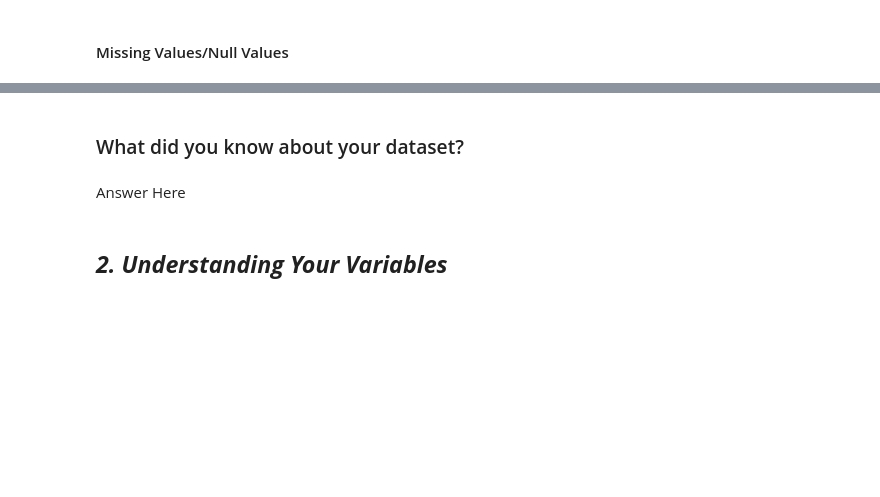
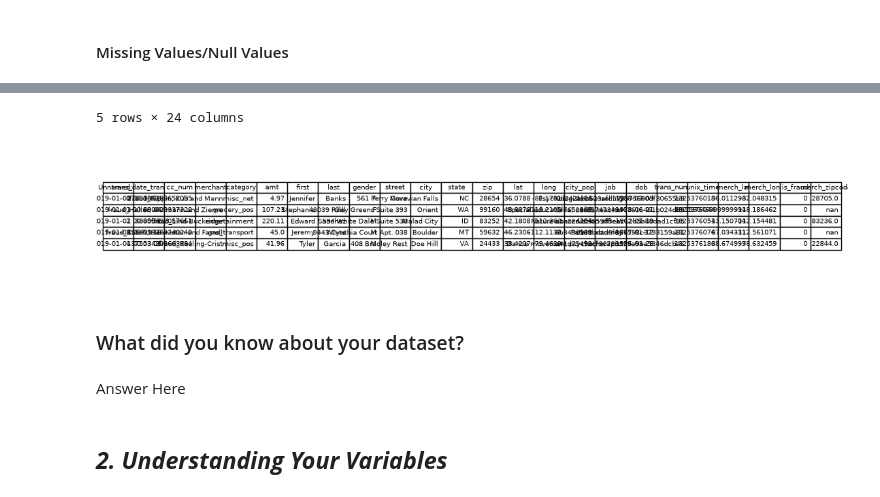
Before and after one commit to adamaneeqaqwathka-arch/Expense_Anamoly_Tracker, a Jupyter notebook: Sample_ML_Submission_Template-2.ipynb, the cells around one changed output, grey strips where cells are left out. Drawn from its saved outputs; the diff is of its cells as text; code cells hidden in the pictures; blank space fills up the shorter version.

Commit message:
Add: Visualisation

```diff
--- a/Sample_ML_Submission_Template-2.ipynb
+++ b/Sample_ML_Submission_Template-2.ipynb
@@ -468,0 +495,5 @@ warnings.filterwarnings("ignore")
+# %%
+import pandas as pd
+
+df = pd.read_csv("data/raw/credit_card_transactions.csv")   # use your actual file name
+df.head()
@@ -486,0 +593,11 @@ warnings.filterwarnings("ignore")
+# %%
+import matplotlib.pyplot as plt
+
+fig, ax = plt.subplots(figsize=(14, 2.5))
+ax.axis("off")
+tbl = ax.table(cellText=df.head().values, colLabels=df.columns, loc="center")
+tbl.auto_set_font_size(False)
+tbl.set_fontsize(7)
+plt.savefig("df_head.png", dpi=200, bbox_inches="tight")
+df.head()
+# %% [output]
@@ -487,3 +610,5 @@ warnings.filterwarnings("ignore")
+5 rows × 24 columns
+[figure, added]
 # %% [markdown]
 ### What did you know about your dataset?
 # %% [markdown]
```
Also changed, not shown: parts of 40 cells of this notebook, 1 other file.
